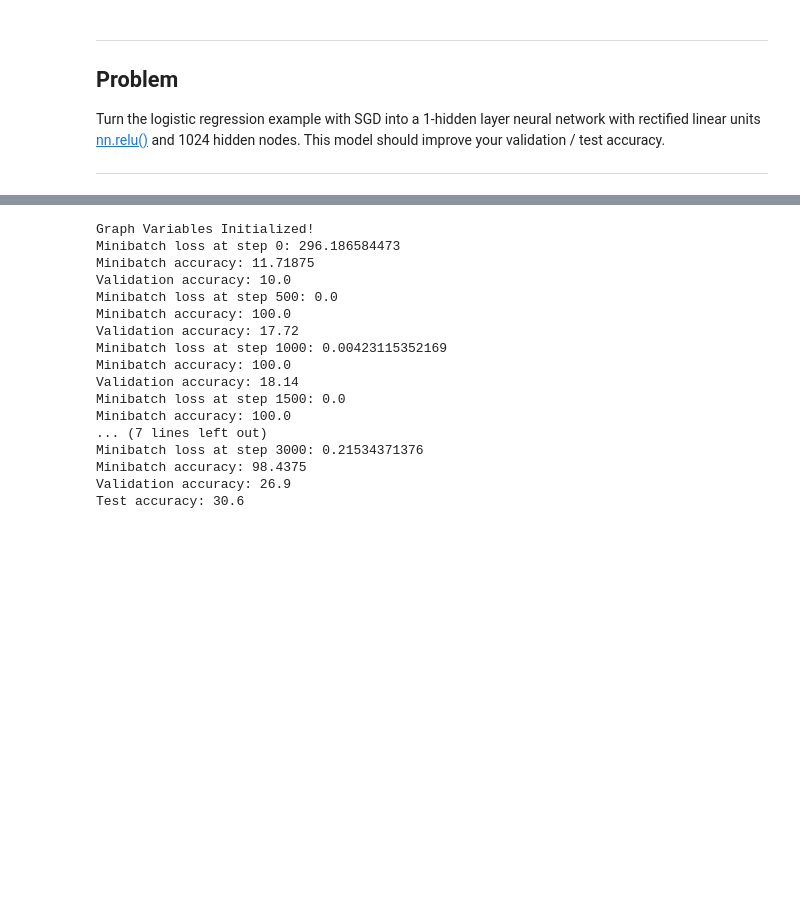
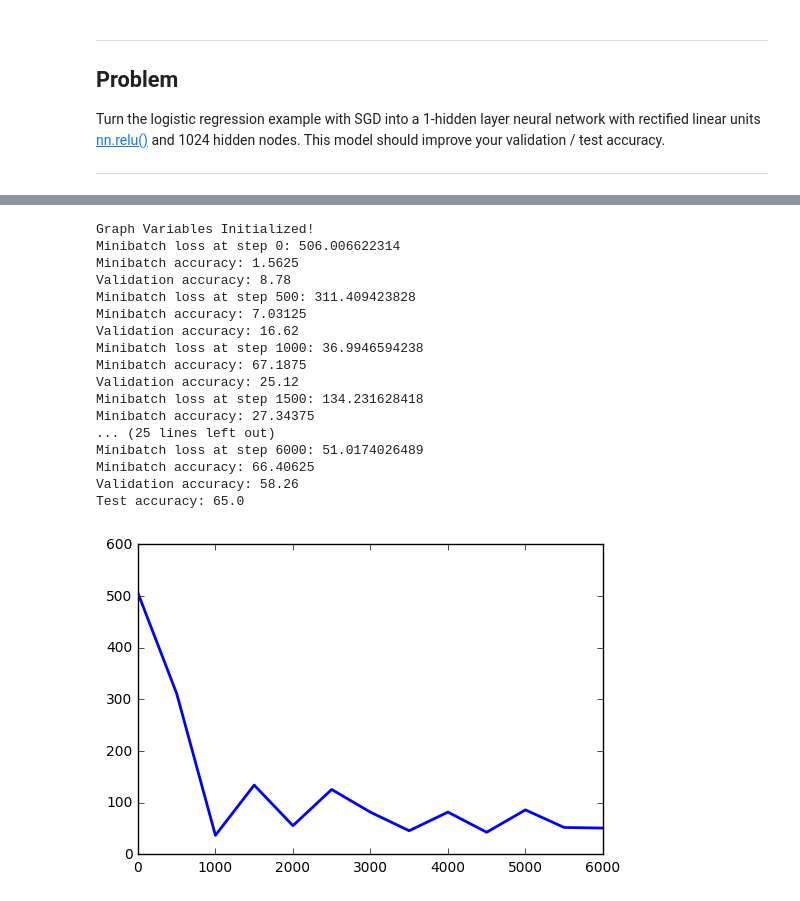
Before and after one commit to saulugo/dl_udacity, a Jupyter notebook: 2_fullyconnected.ipynb, the cells around one changed output, grey strips where cells are left out. Saved outputs shown, nothing was run; the diff lists cells and outputs as text; code cells hidden in the pictures; blank space fills up the shorter version.

```diff
--- a/2_fullyconnected.ipynb
+++ b/2_fullyconnected.ipynb
@@ -273,8 +562,8 @@ def mlp(x, weights, biases):
 #hyper-parameters
 
 batch_size = 128
-training_epochs = 3001
-#learning_rate = 0.01
+training_epochs = 6001
+learning_rate = 0.0001
 display_step = 500
 n_hidden_1 = 1024
 n_imput = image_size * image_size
@@ -309,7 +598,7 @@ with graph.as_default():
     loss = tf.reduce_mean(tf.nn.softmax_cross_entropy_with_logits(net_out,tf_train_labels))
 
     #new we define out optimizer
-    optimizer = tf.train.GradientDescentOptimizer(0.5).minimize(loss)
+    optimizer = tf.train.GradientDescentOptimizer(learning_rate).minimize(loss)
 
     #now we define the prediction operations for training, validation and test data.
     train_prediction = tf.nn.softmax(net_out)
@@ -319,52 +608,63 @@ with graph.as_default():
 %matplotlib inline
 
 import matplotlib.pyplot as plt
+
+#let't store the cost at each epoch in order to plot it at the end
+
+mycost = []
+epoch = []
 
 #we compute the graph now!
 
 with tf.Session(graph=graph) as session:
     #initializing the graph variables
     tf.initialize_all_variables().run()
     print("Graph Variables Initialized!")
 
     for step in range(training_epochs):
         #calculate the offset for the mini-batch
         offset = (step * batch_size) % (train_labels.shape[0] - batch_size)
 
         #generate the mini-batch
         batch_data = train_dataset[offset:(offset+batch_size), :]
         batch_labels = train_labels[offset:(offset+batch_size), :]
 
         # Prepare a dictionary telling the session where to feed the minibatch.
         # The key of the dictionary is the placeholder node of the graph to be fed,
         # and the value is the numpy array to feed to it.
         feed_dict = {tf_train_dataset : batch_data, tf_train_labels : batch_labels}
 
         #running the graph with the mini-batch data as the training dataset
         dummy, l, predictions = session.run([optimizer, loss, train_prediction], feed_dict=feed_dict)
 
 
+
         #printing partial results each display_steps times
         if(step % display_step == 0):
+            mycost.append(l)
+            epoch.append(step)
             print("Minibatch loss at step {}: {}".format(step,l))
             print("Minibatch accuracy: {}".format(accuracy(predictions,batch_labels)))
             print("Validation accuracy: {}".format(accuracy(valid_prediction.eval(), valid_labels)))
     print("Test accuracy: {}".format(accuracy(test_prediction.eval(),test_labels)))
+
+    plt.plot(epoch,mycost,linewidth=2)
 # %% [output]
 Graph Variables Initialized!
-Minibatch loss at step 0: 296.186584473
-Minibatch accuracy: 11.71875
-Validation accuracy: 10.0
-Minibatch loss at step 500: 0.0
-Minibatch accuracy: 100.0
-Validation accuracy: 17.72
-Minibatch loss at step 1000: 0.00423115352169
-Minibatch accuracy: 100.0
-Validation accuracy: 18.14
-Minibatch loss at step 1500: 0.0
-Minibatch accuracy: 100.0
-... (7 lines left out)
-Minibatch loss at step 3000: 0.21534371376
-Minibatch accuracy: 98.4375
-Validation accuracy: 26.9
-Test accuracy: 30.6
+Minibatch loss at step 0: 506.006622314
+Minibatch accuracy: 1.5625
+Validation accuracy: 8.78
+Minibatch loss at step 500: 311.409423828
+Minibatch accuracy: 7.03125
+Validation accuracy: 16.62
+Minibatch loss at step 1000: 36.9946594238
+Minibatch accuracy: 67.1875
+Validation accuracy: 25.12
+Minibatch loss at step 1500: 134.231628418
+Minibatch accuracy: 27.34375
+... (25 lines left out)
+Minibatch loss at step 6000: 51.0174026489
+Minibatch accuracy: 66.40625
+Validation accuracy: 58.26
+Test accuracy: 65.0
+[figure, added]
```
Also changed, not shown: parts of 1 cell of this notebook, 1 other file.
